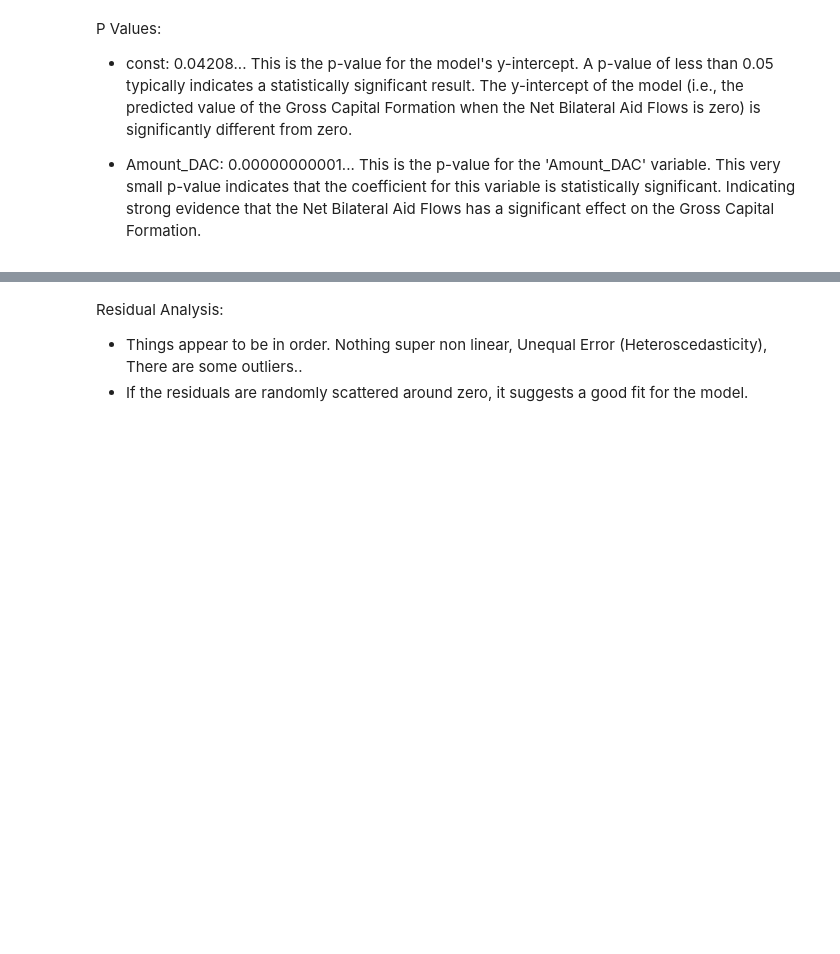
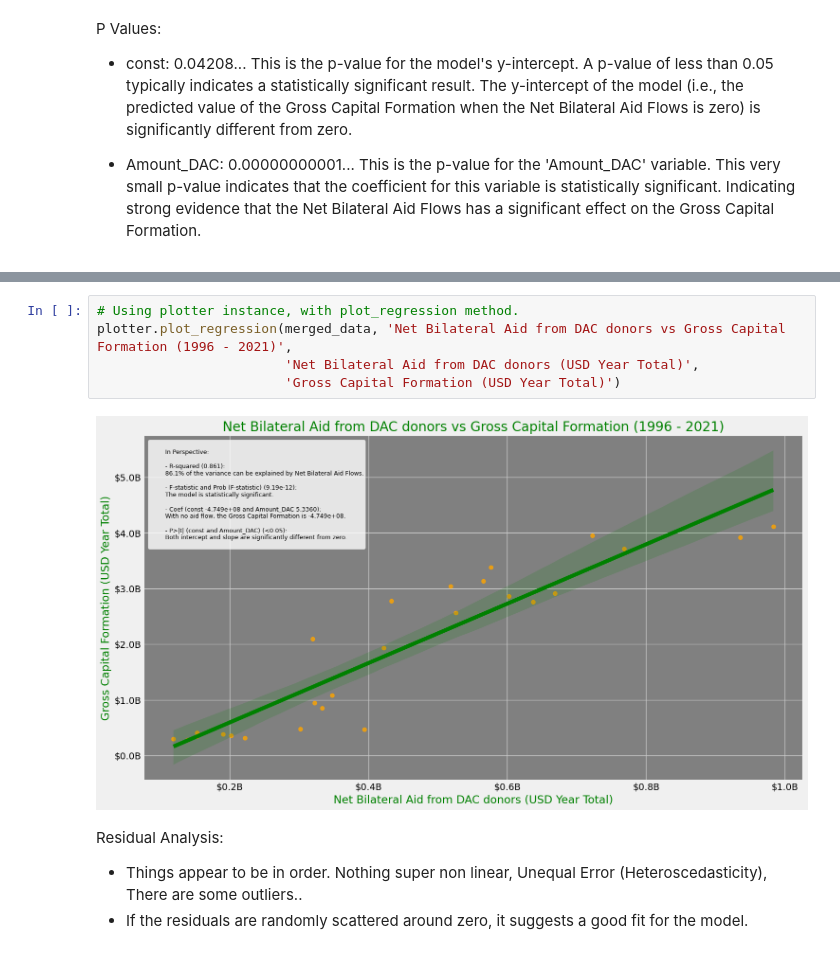
Before and after one commit to joelphimes/Niger-Political-Shift-Examination, a Jupyter notebook: notebooks/work.ipynb, the cells around one changed output, grey strips where cells are left out. Cells and saved outputs as stored; diff of their text form; blank space fills up the shorter version.

```diff
--- a/notebooks/work.ipynb
+++ b/notebooks/work.ipynb
@@ -888,3 +564,10 @@ plt.show()
+# %%
+# Using plotter instance, with plot_regression method.
+plotter.plot_regression(merged_data, 'Net Bilateral Aid from DAC donors vs Gross Capital Formation (1996 - 2021)',
+                        'Net Bilateral Aid from DAC donors (USD Year Total)',
+                        'Gross Capital Formation (USD Year Total)')
+# %% [output]
+[figure, added]
 # %% [markdown]
 Residual Analysis:
 
```
Also changed, not shown: parts of 28 cells of this notebook, 5 other files.
